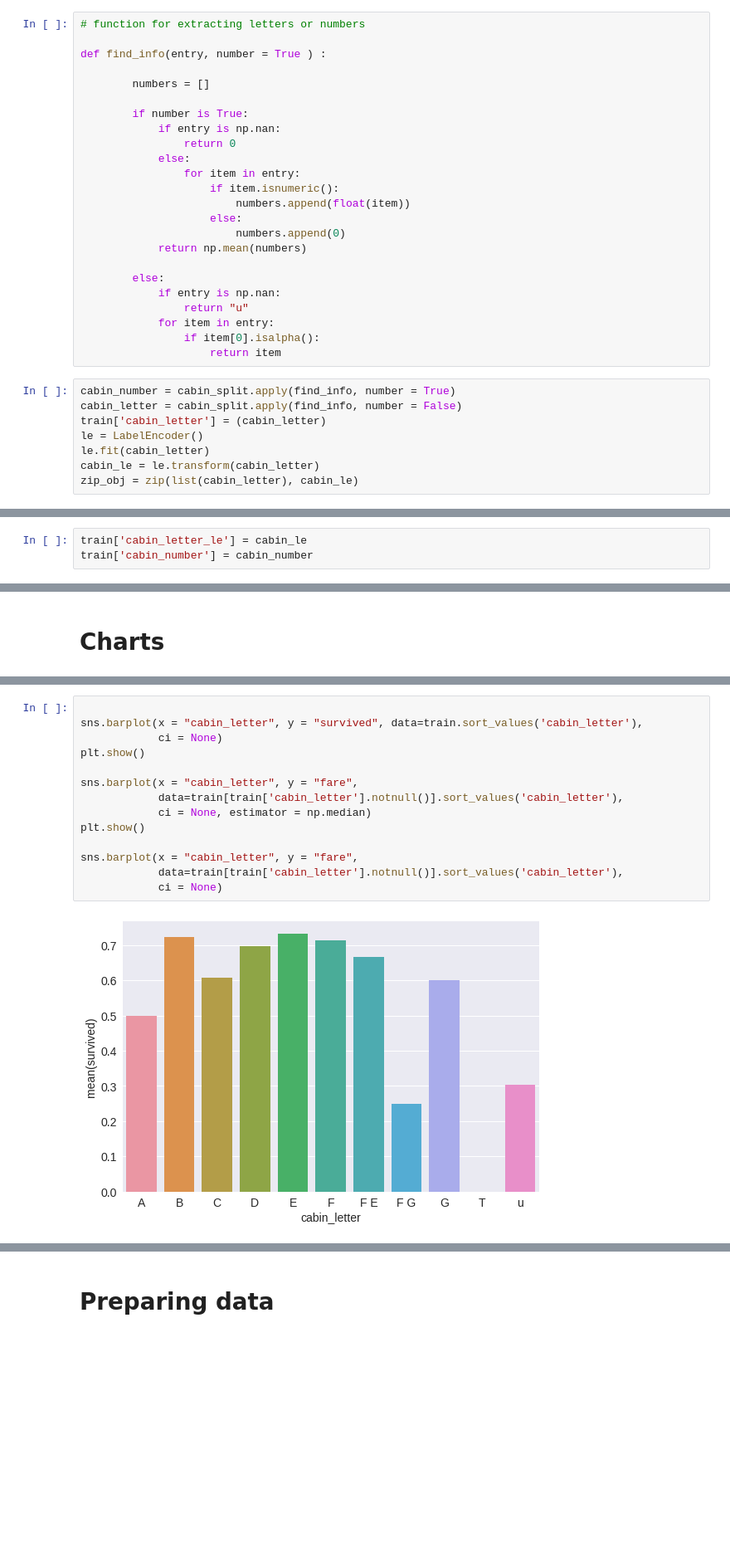
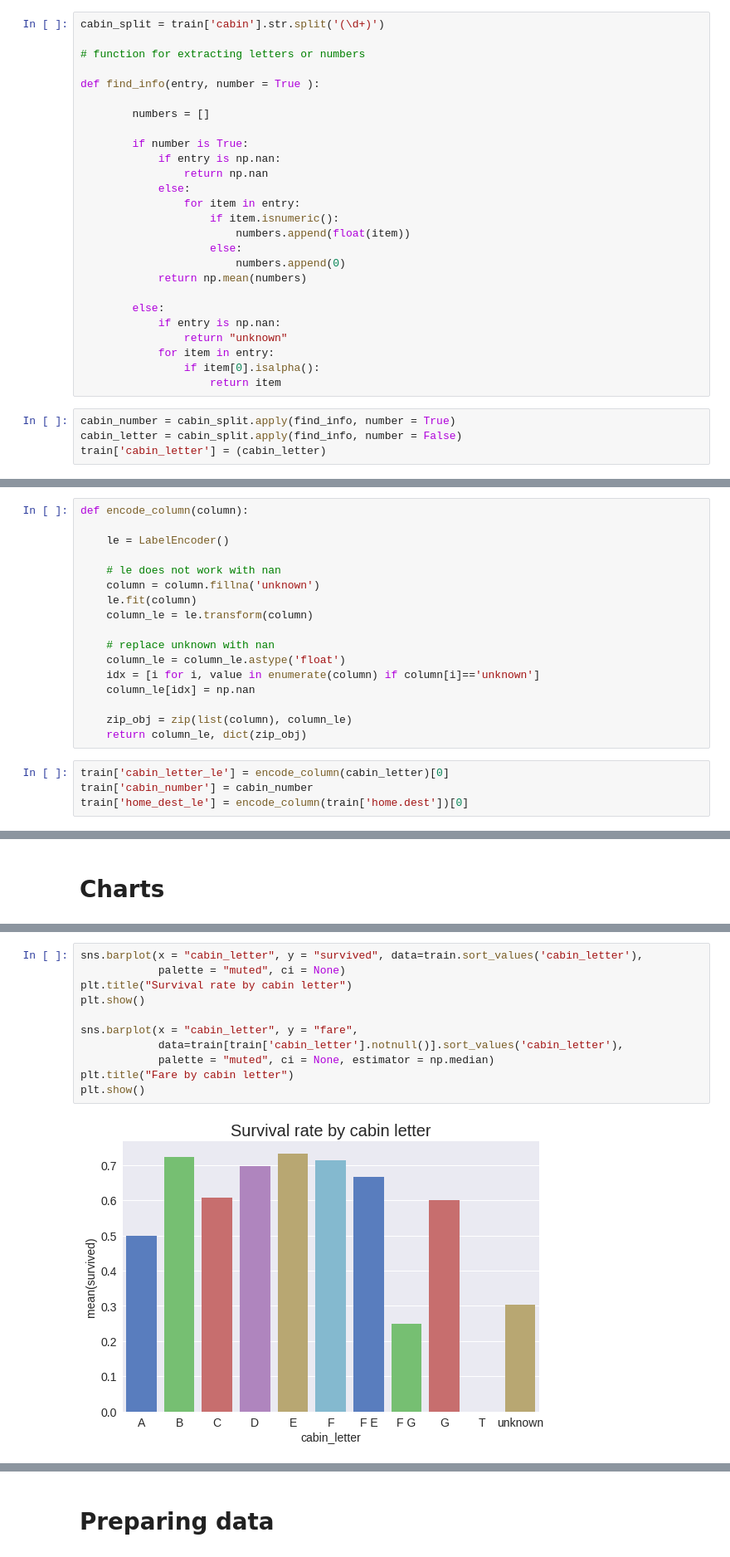
Before and after one commit to PrabhatCS/portfolio, a Jupyter notebook: eda_ml.ipynb, the cells around one changed output, grey strips where cells are left out. Shown at 83% size. Cells and saved outputs as stored; diff of their text form; blank space fills up the shorter version.

Commit message:
added MICE, changed charts, corrected testing

```diff
--- a/eda_ml.ipynb
+++ b/eda_ml.ipynb
@@ -147,13 +108,15 @@ cabin_split2[994]
 # %%
+cabin_split = train['cabin'].str.split('(\d+)')
+
 # function for extracting letters or numbers
 
-def find_info(entry, number = True ) :
+def find_info(entry, number = True ):
 
         numbers = []
 
         if number is True:
             if entry is np.nan:
-                return 0
+                return np.nan
             else:
                 for item in entry:
                     if item.isnumeric():
@@ -164,7 +127,7 @@ def find_info(entry, number = True ) :
 
         else:
             if entry is np.nan:
-                return "u"
+                return "unknown"
             for item in entry:
                 if item[0].isalpha():
                     return item
@@ -172,7 +135,3 @@ def find_info(entry, number = True ) :
 cabin_number = cabin_split.apply(find_info, number = True)
 cabin_letter = cabin_split.apply(find_info, number = False)
 train['cabin_letter'] = (cabin_letter)
-le = LabelEncoder()
-le.fit(cabin_letter)
-cabin_le = le.transform(cabin_letter)
-zip_obj = zip(list(cabin_letter), cabin_le)
@@ -193,5 +140,23 @@ dict(list(zip_obj))
+# %%
+def encode_column(column):
+
+    le = LabelEncoder()
+
+    # le does not work with nan
+    column = column.fillna('unknown')
+    le.fit(column)
+    column_le = le.transform(column)
+
+    # replace unknown with nan
+    column_le = column_le.astype('float')
+    idx = [i for i, value in enumerate(column) if column[i]=='unknown']
+    column_le[idx] = np.nan
+
+    zip_obj = zip(list(column), column_le)
+    return column_le, dict(zip_obj)
 # %%
-train['cabin_letter_le'] = cabin_le
+train['cabin_letter_le'] = encode_column(cabin_letter)[0]
 train['cabin_number'] = cabin_number
+train['home_dest_le'] = encode_column(train['home.dest'])[0]
 # %%
 train['family'] = train['sibsp'] + train['parch']
@@ -235,16 +215,13 @@ plt.show()
 # %%
-
 sns.barplot(x = "cabin_letter", y = "survived", data=train.sort_values('cabin_letter'),
-            ci = None)
+            palette = "muted", ci = None)
+plt.title("Survival rate by cabin letter")
 plt.show()
 
 sns.barplot(x = "cabin_letter", y = "fare",
             data=train[train['cabin_letter'].notnull()].sort_values('cabin_letter'),
-            ci = None, estimator = np.median)
+            palette = "muted", ci = None, estimator = np.median)
+plt.title("Fare by cabin letter")
 plt.show()
-
-sns.barplot(x = "cabin_letter", y = "fare",
-            data=train[train['cabin_letter'].notnull()].sort_values('cabin_letter'),
-            ci = None)
 # %% [output]
-[figure, old version]
+[figure, new version]
```
Also changed, not shown: parts of 74 cells of this notebook.
